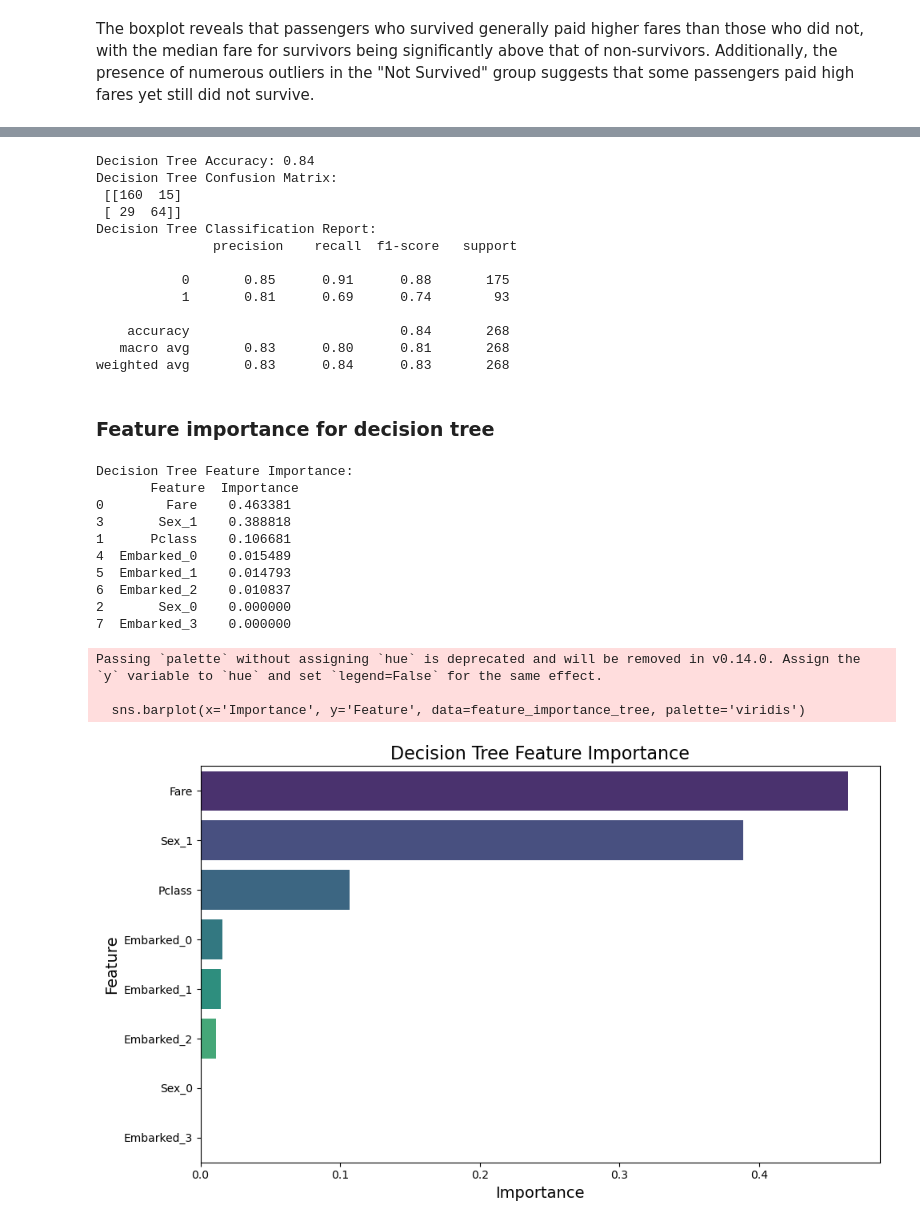
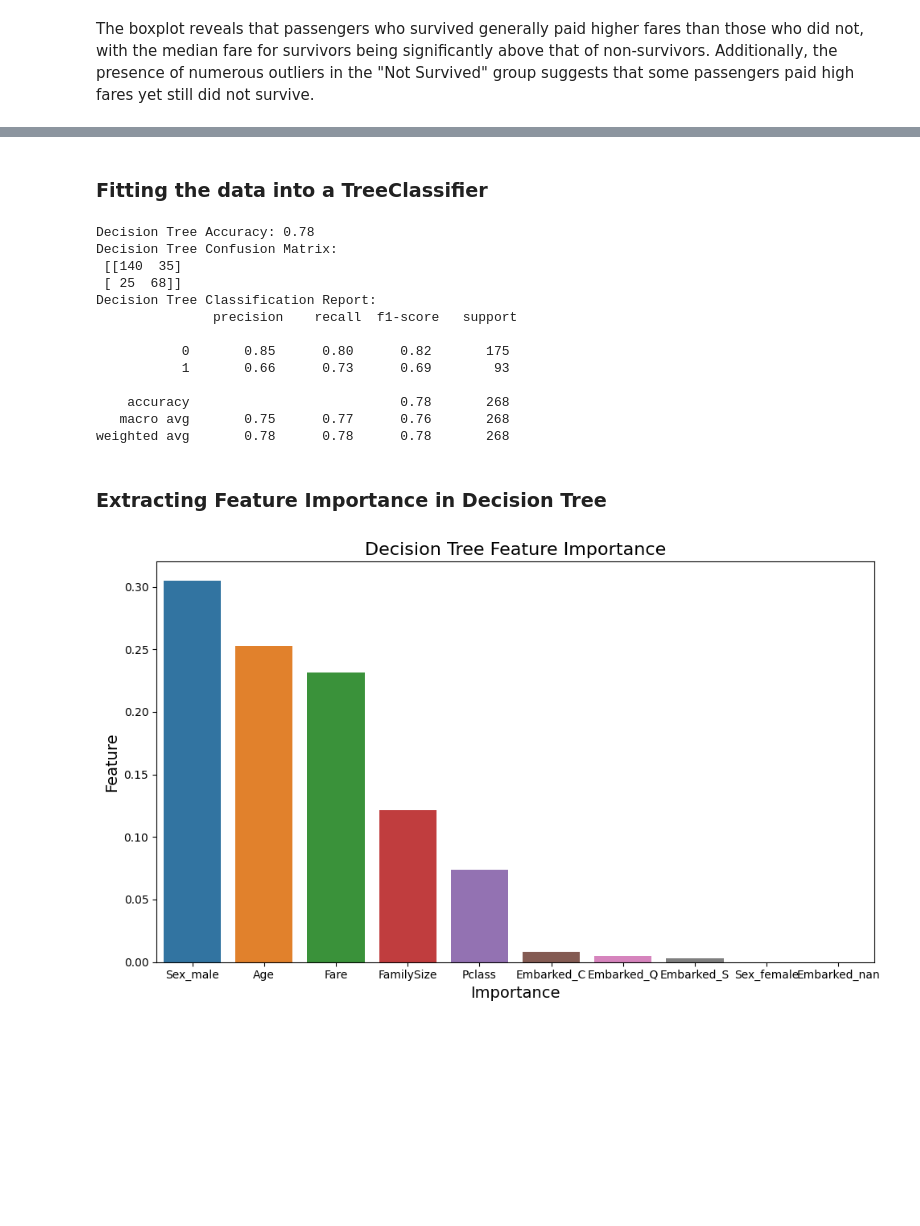
Before and after one commit to cadzchua/SC1015-Mini-Project, a Jupyter notebook: miniproject.ipynb, the cells around one changed output, grey strips where cells are left out. Cells and saved outputs as stored; diff of their text form; code cells hidden in the pictures; blank space fills up the shorter version.

Commit message:
feat: feature extraction + gridsearchcv forest for best accuracy

```diff
--- a/miniproject.ipynb
+++ b/miniproject.ipynb
@@ -279,0 +265,9 @@ fare , pclass
+# %%
+categorical_cols = ['Sex', 'Embarked']
+onehotencoder = OneHotEncoder(sparse_output=False)
+encoded_features = onehotencoder.fit_transform(df_train[categorical_cols])
+dfOneHot = pd.DataFrame(encoded_features, columns=onehotencoder.get_feature_names_out(categorical_cols))
+print(f"Shape of one-hot encoded features: {dfOneHot.shape}")
+print(f"Shape of original DataFrame: {df_train.shape}")
+df_ohe = pd.concat([df_train.drop(columns=categorical_cols), dfOneHot], axis=1)
+df_ohe
@@ -280,6 +290,8 @@ fare , pclass
+# %% [markdown]
+### Fitting the data into a TreeClassifier
 # %%
-X = df_train[['Fare', 'Pclass', 'Sex_0', 'Sex_1', 'Embarked_0', 'Embarked_1', 'Embarked_2', 'Embarked_3']]
-y = df_train['Survived']
+X = df_ohe[['Fare', 'Pclass', 'Age', 'FamilySize', 'Sex_female', 'Sex_male', 'Embarked_C', 'Embarked_Q', 'Embarked_S', 'Embarked_nan']]
+y = df_ohe['Survived']
 
 X_train, X_test, y_train, y_test = train_test_split(X, y, test_size=0.3, random_state=71, shuffle=True)
 
@@ -293,52 +305,36 @@ print(f'Decision Tree Accuracy: {accuracy_tree:.2f}')
 print("Decision Tree Confusion Matrix:\n", confusion_matrix(y_test, y_pred_tree))
 print("Decision Tree Classification Report:\n", classification_report(y_test, y_pred_tree))
 # %% [output]
-Decision Tree Accuracy: 0.84
+Decision Tree Accuracy: 0.78
 Decision Tree Confusion Matrix:
- [[160  15]
- [ 29  64]]
+ [[140  35]
+ [ 25  68]]
 Decision Tree Classification Report:
                precision    recall  f1-score   support
 
-           0       0.85      0.91      0.88       175
-           1       0.81      0.69      0.74        93
+           0       0.85      0.80      0.82       175
+           1       0.66      0.73      0.69        93
 
-    accuracy                           0.84       268
-   macro avg       0.83      0.80      0.81       268
-weighted avg       0.83      0.84      0.83       268
+    accuracy                           0.78       268
+   macro avg       0.75      0.77      0.76       268
+weighted avg       0.78      0.78      0.78       268
-# %% [markdown]
-### Feature importance for decision tree
+# %% [markdown]
+### Extracting Feature Importance in Decision Tree
 # %%
 feature_importance_tree = pd.DataFrame({
     'Feature': X.columns,
     'Importance': clf_tree.feature_importances_
 }).sort_values(by='Importance', ascending=False)
 
-print("\nDecision Tree Feature Importance:\n", feature_importance_tree)
+plt.figure(figsize=(10, 6))
+sns.barplot(x='Feature', y='Importance', data=feature_importance_tree, hue='Feature', legend=False)
+plt.title('Decision Tree Feature Importance', fontsize=16)
+plt.xlabel('Importance', fontsize=14)
+plt.ylabel('Feature', fontsize=14)
+plt.tight_layout()
+plt.show()
 # %% [output]
-Decision Tree Feature Importance:
-       Feature  Importance
-0        Fare    0.463381
-3       Sex_1    0.388818
-1      Pclass    0.106681
-4  Embarked_0    0.015489
-5  Embarked_1    0.014793
-6  Embarked_2    0.010837
-2       Sex_0    0.000000
-7  Embarked_3    0.000000
+[figure, added]
-# %%
-plt.figure(figsize=(10, 6))
-sns.barplot(x='Importance', y='Feature', data=feature_importance_tree, palette='viridis')
-plt.title('Decision Tree Feature Importance', fontsize=16)
-plt.xlabel('Importance', fontsize=14)
-plt.ylabel('Feature', fontsize=14)
-plt.tight_layout()
-plt.show()
-# %% [output]
-Passing `palette` without assigning `hue` is deprecated and will be removed in v0.14.0. Assign the `y` variable to `hue` and set `legend=False` for the same effect.
-
-  sns.barplot(x='Importance', y='Feature', data=feature_importance_tree, palette='viridis')
-[figure, removed]
 # %%
 clf_forest = RandomForestClassifier(random_state=71)
 clf_forest.fit(X_train, y_train)
```
Also changed, not shown: parts of 20 cells of this notebook.
